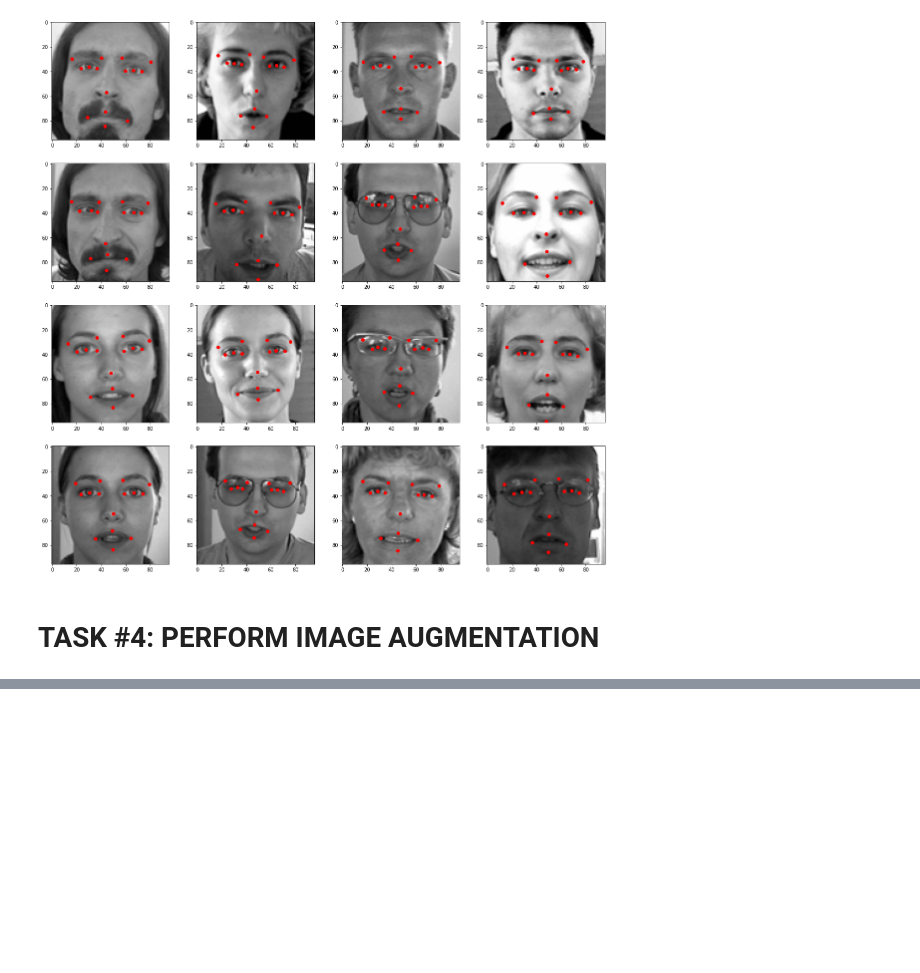
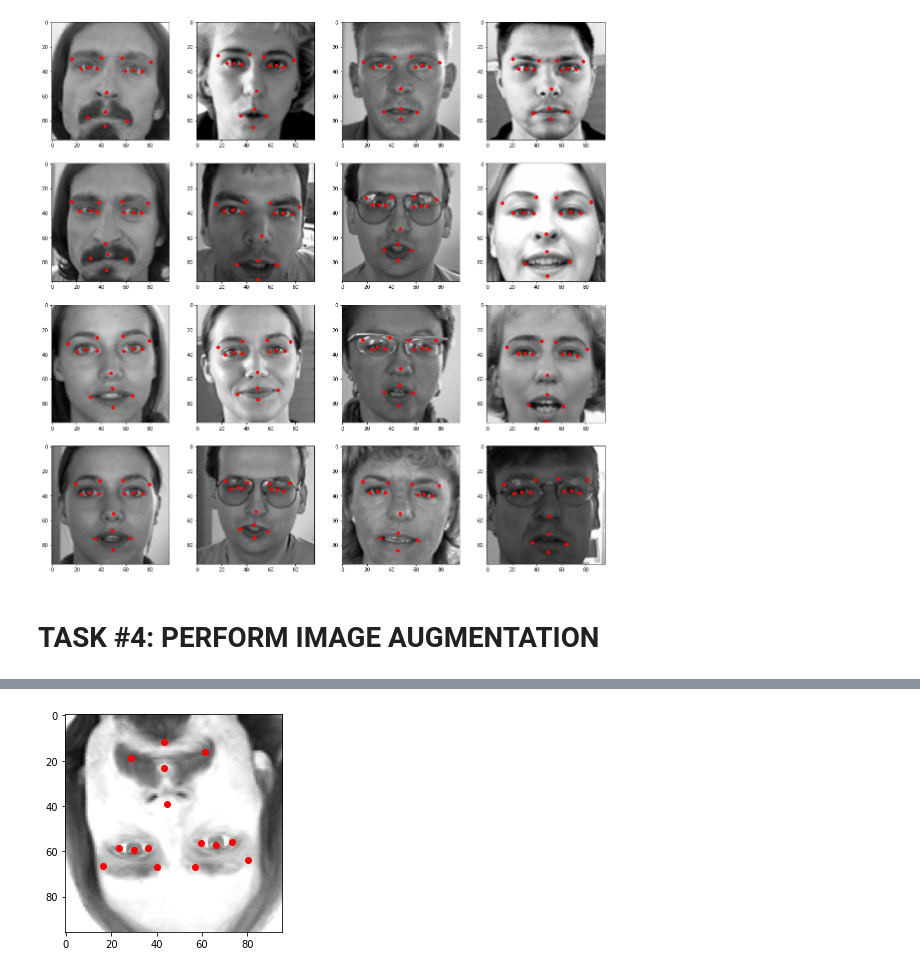
Before and after one commit to lalitasharma04/EmotionAi, a Jupyter notebook: Emotion.ipynb, the cells around one changed output, grey strips where cells are left out. Cells and saved outputs as stored; diff of their text form; code cells hidden in the pictures; blank space fills up the shorter version.

```diff
--- a/Emotion.ipynb
+++ b/Emotion.ipynb
@@ -180,0 +259,17 @@ keyfacial_df_copy = copy.copy(keyfacial_df)
+# %%
+# Augment images by flipping them vertically (Flip along x-axis and note that if we are flipping along x-axis, x co-ordinates won't change)
+# keyfacial_df_copy = copy.copy(keyfacial_df)
+
+keyfacial_df_copy['Image'] = keyfacial_df_copy['Image'].apply(lambda x: np.flip(x, axis = 0))
+
+for i in range(len(columns)):
+  if i%2 == 1:
+    keyfacial_df_copy[columns[i]] = keyfacial_df_copy[columns[i]].apply(lambda x: 96. - float(x) )
+# %%
+# Perform a sanity check and visualize sample images
+
+plt.imshow(keyfacial_df_copy['Image'][0], cmap='gray')
+for j in range(1, 31, 2):
+        plt.plot(keyfacial_df_copy.loc[0][j-1], keyfacial_df_copy.loc[0][j], 'ro')
+# %% [output]
+[figure, added]
```
Also changed, not shown: parts of 11 cells of this notebook.
